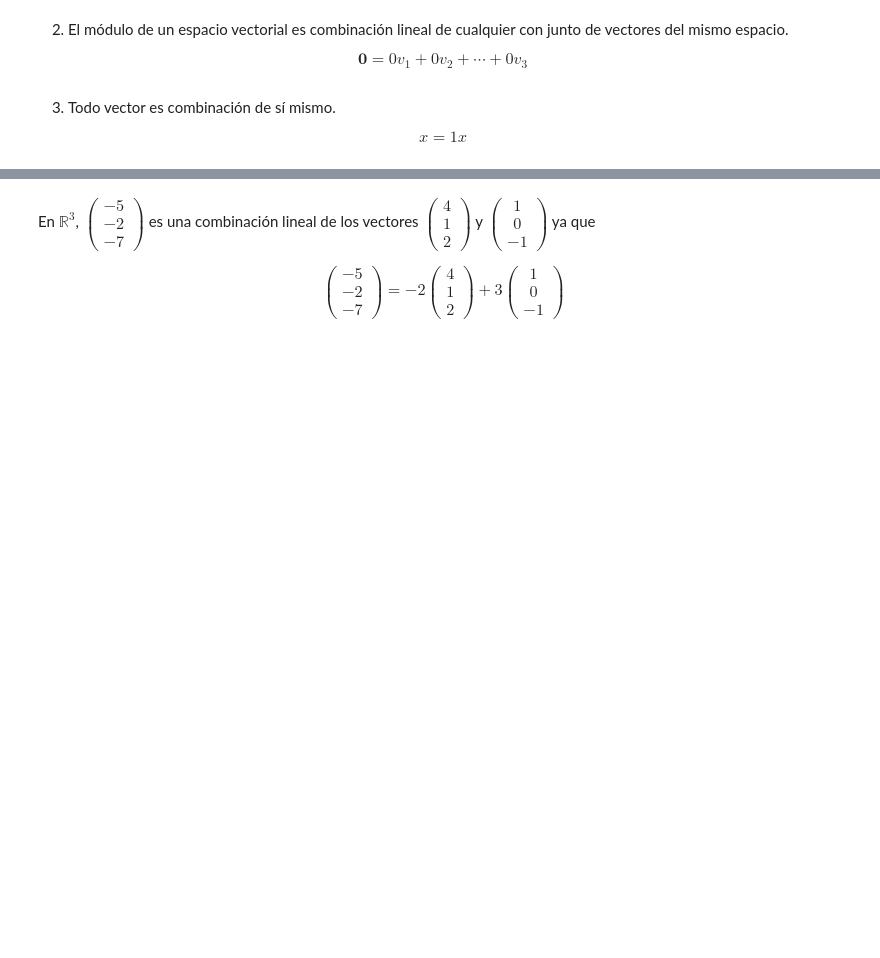
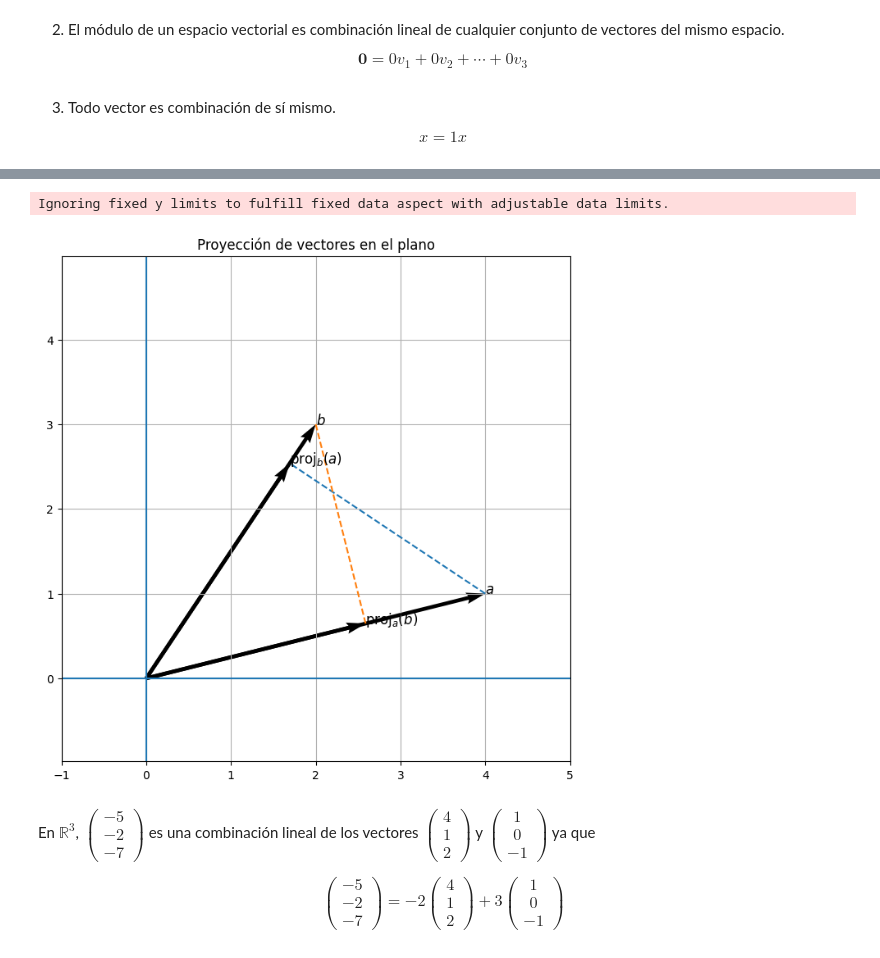
Before and after one commit to marco-canas/linear_algebra, a Jupyter notebook: 3_clases_segun_clara_mejia_laverde/1_cap/3_modulo/3_modulo.ipynb, the cells around one changed output, grey strips where cells are left out. Cells and saved outputs as stored; diff of their text form; code cells hidden in the pictures; blank space fills up the shorter version.

```diff
--- a/3_clases_segun_clara_mejia_laverde/1_cap/3_modulo/3_modulo.ipynb
+++ b/3_clases_segun_clara_mejia_laverde/1_cap/3_modulo/3_modulo.ipynb
@@ -164,5 +229,55 @@ $$
 # %%
-# traza dos vectores a y b y a las proyecciones de a sobre b y la proyección de b sobre a en un mismo plano con matplotlib.
+# traza dos vectores a y b y a las proyecciones de a sobre b y la proyección de b sobre a en un
+# mismo plano con matplotlib.
+
+import numpy as np
+import matplotlib.pyplot as plt
+
+# Definición de los vectores
+a = np.array([4, 1])
+b = np.array([2, 3])
+
+# Producto punto
+dot_ab = np.dot(a, b)
+
+# Proyecciones
+proj_a_on_b = (dot_ab / np.dot(b, b)) * b
+proj_b_on_a = (dot_ab / np.dot(a, a)) * a
+
+# Crear figura
+plt.figure(figsize=(8, 8))
+plt.axhline(0)
+plt.axvline(0)
+plt.grid(True)
+
+# Vectores originales
+plt.quiver(0, 0, a[0], a[1], angles='xy', scale_units='xy', scale=1)
+plt.quiver(0, 0, b[0], b[1], angles='xy', scale_units='xy', scale=1)
+
+# Proyecciones
+plt.quiver(0, 0, proj_a_on_b[0], proj_a_on_b[1], angles='xy', scale_units='xy', scale=1)
+plt.quiver(0, 0, proj_b_on_a[0], proj_b_on_a[1], angles='xy', scale_units='xy', scale=1)
+
+# Segmentos auxiliares (perpendiculares)
+plt.plot([a[0], proj_a_on_b[0]], [a[1], proj_a_on_b[1]], '--')
+plt.plot([b[0], proj_b_on_a[0]], [b[1], proj_b_on_a[1]], '--')
+
+# Etiquetas
+plt.text(a[0], a[1], r'$a$', fontsize=12)
+plt.text(b[0], b[1], r'$b$', fontsize=12)
+plt.text(proj_a_on_b[0], proj_a_on_b[1], r'$\mathrm{proj}_b(a)$', fontsize=12)
+plt.text(proj_b_on_a[0], proj_b_on_a[1], r'$\mathrm{proj}_a(b)$', fontsize=12)
+
+# Ajustes visuales
+plt.axis('equal')
+plt.xlim(-1, 5)
+plt.ylim(-1, 5)
+plt.title('Proyección de vectores en el plano')
+plt.savefig(r"C:\Users\marco\Downloads\Proyección_de_vectores_en_el_plano.png")
+plt.show()
+# %% [output]
+Ignoring fixed y limits to fulfill fixed data aspect with adjustable data limits.
+[figure, added]
 # %% [markdown]
 En  $\mathbb{R}^{3}$, $\begin{pmatrix} -5 \\ -2 \\ -7 \end{pmatrix}$ es una combinación lineal de los vectores $\begin{pmatrix} 4 \\ 1 \\ 2 \end{pmatrix}$ y $\begin{pmatrix} 1 \\ 0 \\ -1 \end{pmatrix}$ ya que
 
```
Also changed, not shown: parts of 43 cells of this notebook, 3 other files.
